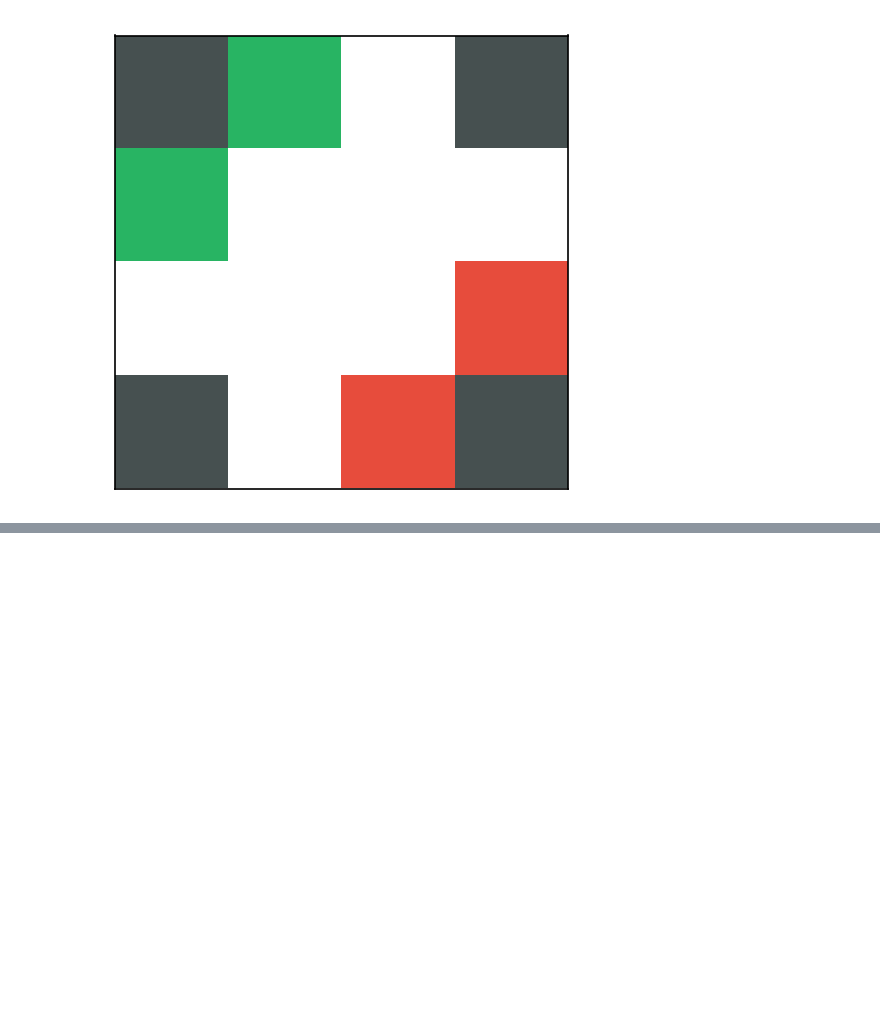
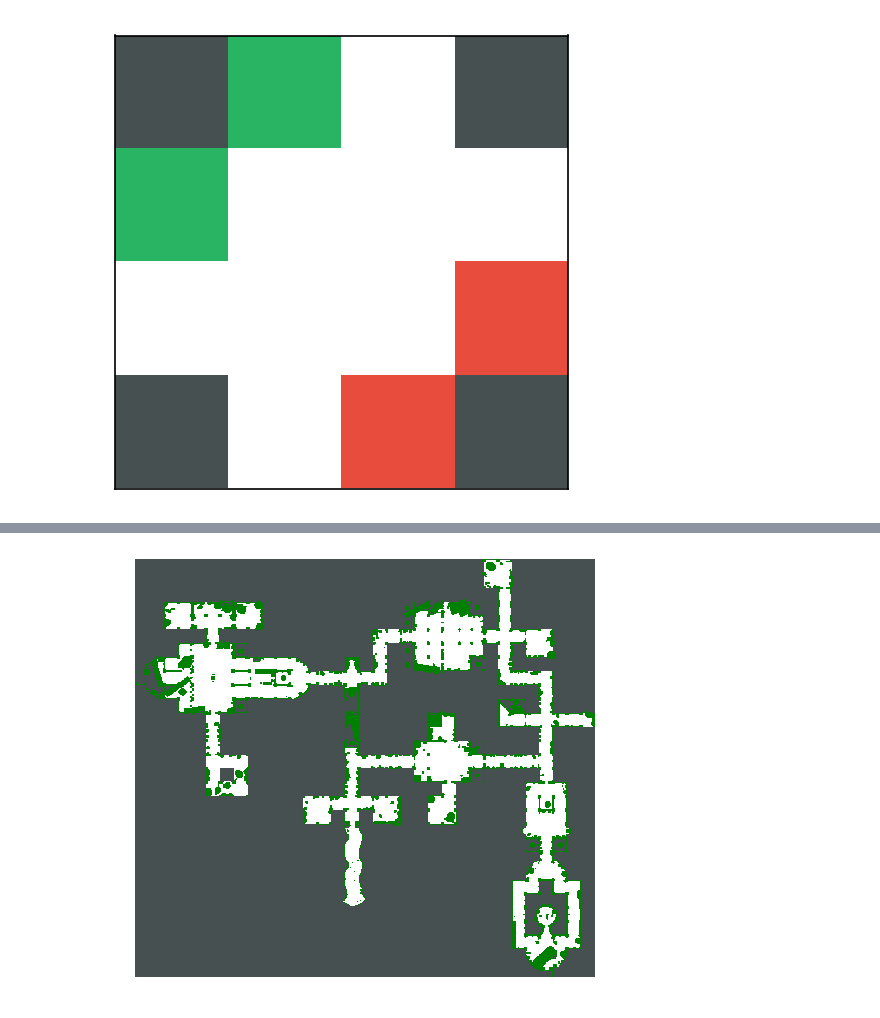
Before and after one commit to Stepan-Makarenko/Multi-agent-pathfinding-CBS-ICBS, a Jupyter notebook: Explore.ipynb, the cells around one changed output, grey strips where cells are left out. Saved outputs shown, nothing was run; the diff lists cells and outputs as text; code cells hidden in the pictures; blank space fills up the shorter version.

```diff
--- a/Explore.ipynb
+++ b/Explore.ipynb
@@ -52,3 +59,20 @@ Solution was found, cost =  9
 HTML(anim.to_html5_video())
 # %% [output]
 [interactive output not drawn]
+# %%
+mapstr = read_map('brc202d.map')
+# %%
+num = 2 # number of agents
+# %%
+tasks = read_tasks('brc202d-random-1.scen')[:num] # tasks is a list of lists
+# %%
+Agent.id=0
+agents = []
+for i in range(num):
+    bucket, path, map_width, map_height, jStart, iStart, jGoal, iGoal, length = tasks[i]
+    agents += [Agent(iStart, jStart, iGoal, jGoal)]
+# %%
+%%time
+# 2 agents
+anim = SimpleTest(HCBS, map_height, map_width, mapstr, agents, heuristic_function=manhattan_distance)
+# %% [output]
@@ -54,0 +82 @@ HTML(anim.to_html5_video())
+[figure, added]
```
Also changed, not shown: parts of 8 cells of this notebook.
